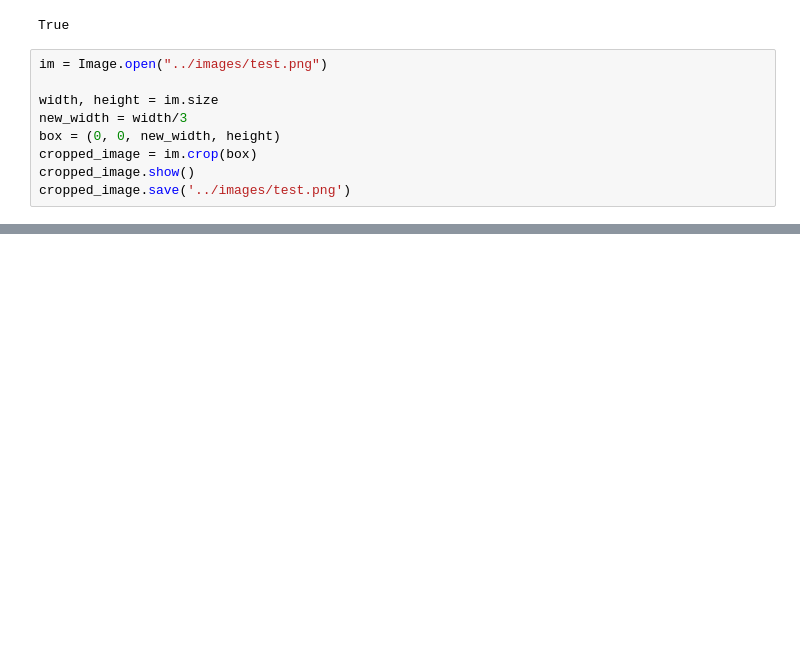
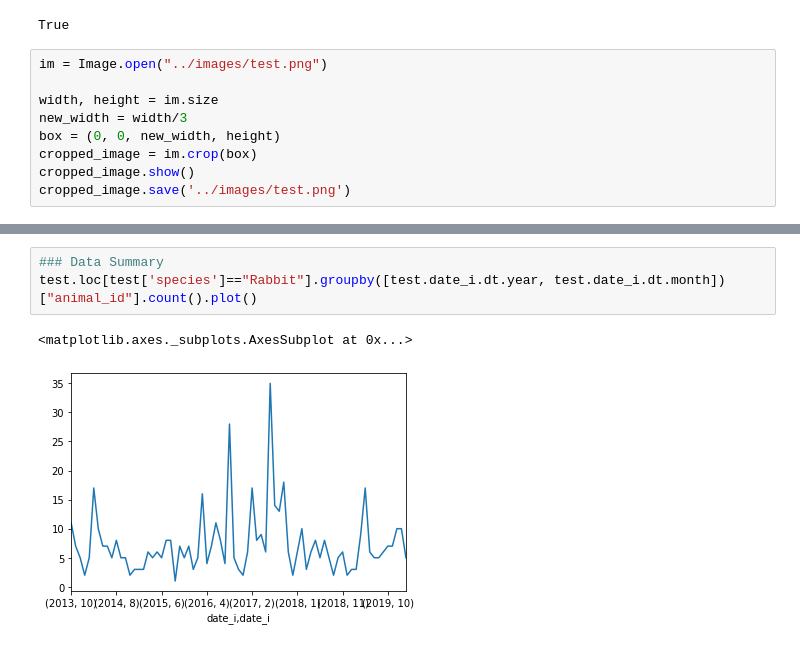
Before and after one commit to learn-co-curriculum/dsc-mod1-template, a Jupyter notebook: code_folder/eda_notebook.ipynb, the cells around one changed output, grey strips where cells are left out. Saved outputs shown, nothing was run; the diff lists cells and outputs as text; blank space fills up the shorter version.

```diff
--- a/code_folder/eda_notebook.ipynb
+++ b/code_folder/eda_notebook.ipynb
@@ -93,0 +109,6 @@ cropped_image.save('../images/test.png')
+# %%
+### Data Summary
+test.loc[test['species']=="Rabbit"].groupby([test.date_i.dt.year, test.date_i.dt.month])["animal_id"].count().plot()
+# %% [output]
+<matplotlib.axes._subplots.AxesSubplot at 0x...>
+[figure, added]
```
Also changed, not shown: parts of 10 cells of this notebook, 3 other files.
